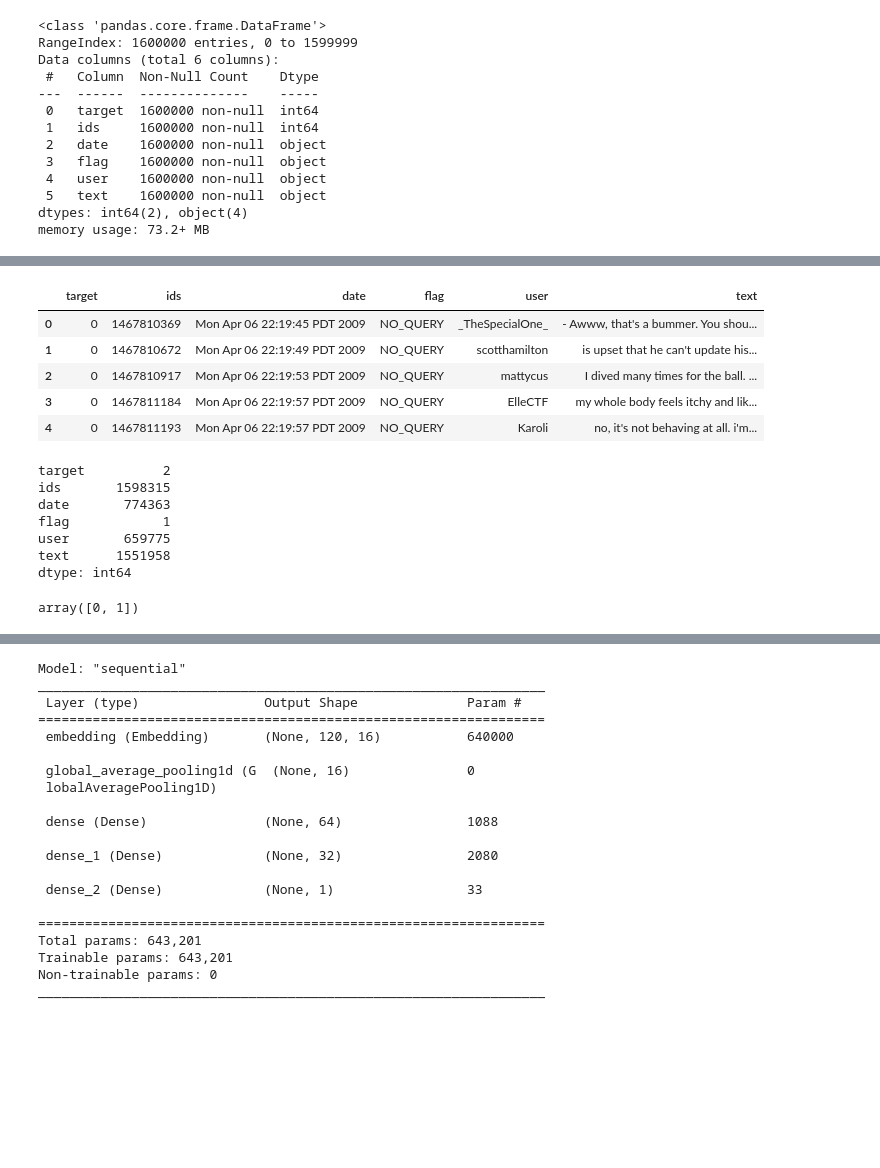
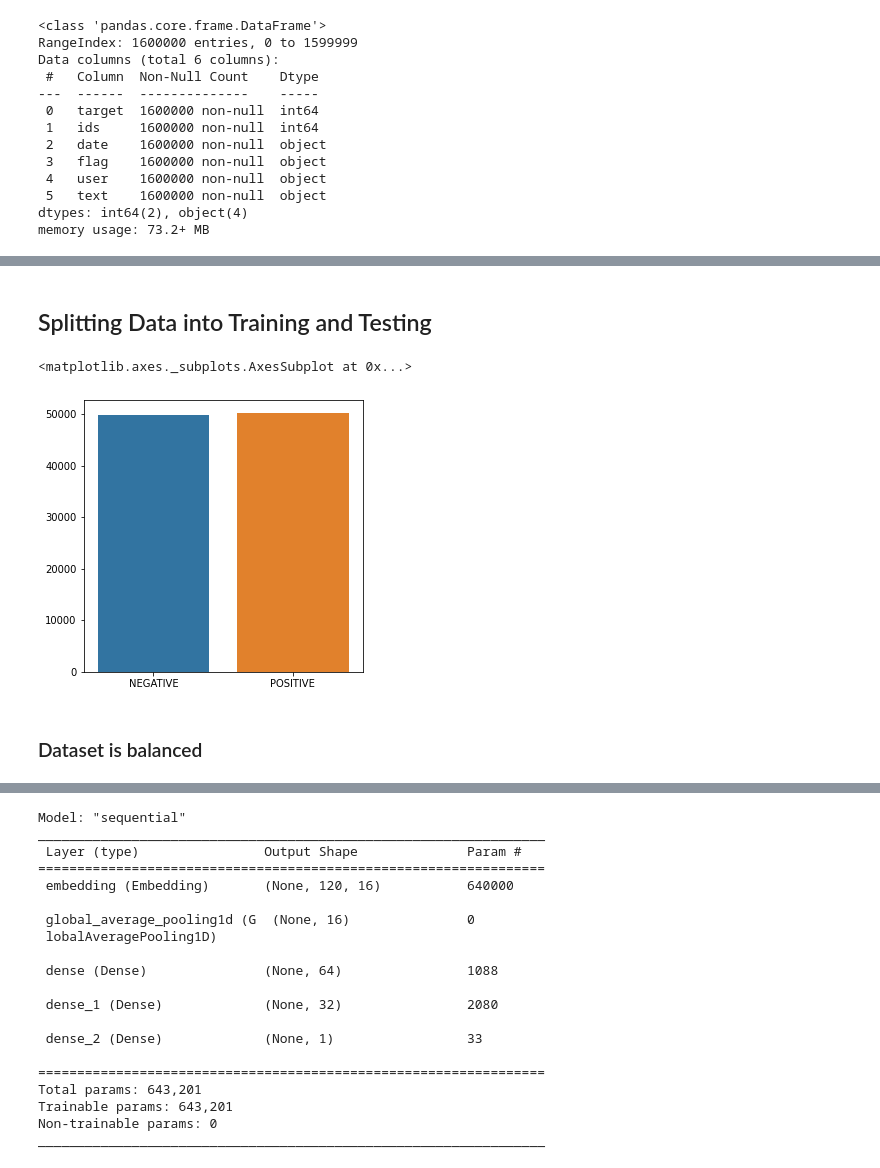
Before and after one commit to MeghanshBansal/NLP, a Jupyter notebook: sentimentanalysis.ipynb, the cells around one changed output, grey strips where cells are left out. Saved outputs shown, nothing was run; the diff lists cells and outputs as text; code cells hidden in the pictures; blank space fills up the shorter version.

```diff
--- a/sentimentanalysis.ipynb
+++ b/sentimentanalysis.ipynb
@@ -64,0 +71,4 @@ def createbinary(x):
+# %%
+df = df.sample(frac=1)
+df = df.sample(n=100000)
+df.head()
@@ -65 +159,11 @@ def createbinary(x):
+# %% [markdown]
+## Splitting Data into Training and Testing
+# %%
+plt.figure(figsize=(5, 5))
+sns.barplot(['NEGATIVE', 'POSITIVE'], [len(df[df['target']==0]), len(df[df['target']==1])])
+# %% [output]
+<matplotlib.axes._subplots.AxesSubplot at 0x...>
+[figure, added]
+# %% [markdown]
+### Dataset is balanced
 # %%
@@ -71,19 +170,0 @@ df['target']=df['target'].apply(createbinary)
-# %%
-df.head()
-# %% [output]
-|  | target | ids | date | flag | user | text |
-| 0 | 0 | 1467810369 | Mon Apr 06 22:19:45 PDT 2009 | NO_QUERY | _TheSpecialOne_ | - Awww, that's a bummer. You shou... |
-| 1 | 0 | 1467810672 | Mon Apr 06 22:19:49 PDT 2009 | NO_QUERY | scotthamilton | is upset that he can't update his... |
-| 2 | 0 | 1467810917 | Mon Apr 06 22:19:53 PDT 2009 | NO_QUERY | mattycus | I dived many times for the ball. ... |
-| 3 | 0 | 1467811184 | Mon Apr 06 22:19:57 PDT 2009 | NO_QUERY | ElleCTF | my whole body feels itchy and lik... |
-| 4 | 0 | 1467811193 | Mon Apr 06 22:19:57 PDT 2009 | NO_QUERY | Karoli | no, it's not behaving at all. i'm... |
-# %%
-df.nunique()
-# %% [output]
-target          2
-ids       1598315
-date       774363
-flag            1
-user       659775
-text      1551958
-dtype: int64
@@ -92,4 +170,0 @@ dtype: int64
-# %%
-df.target.unique()
-# %% [output]
-array([0, 1])
```
Also changed, not shown: parts of 32 cells of this notebook.
